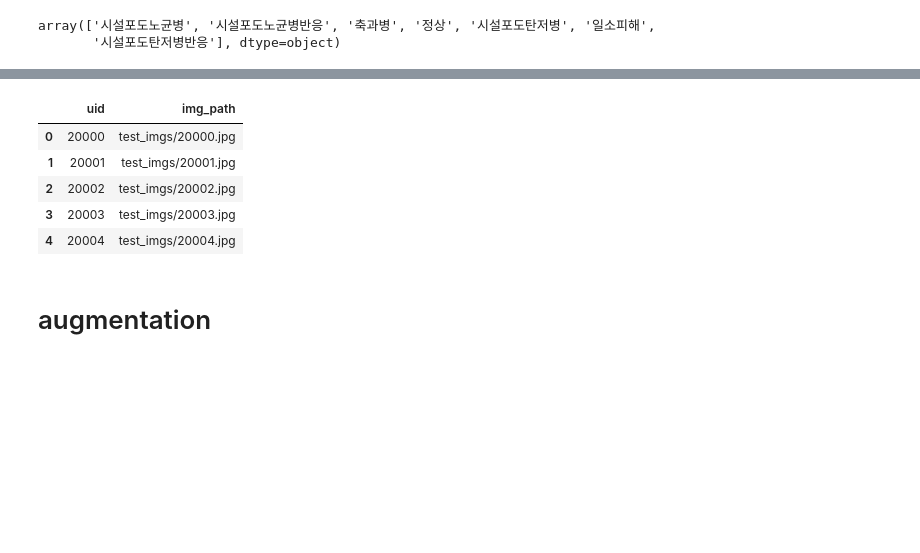
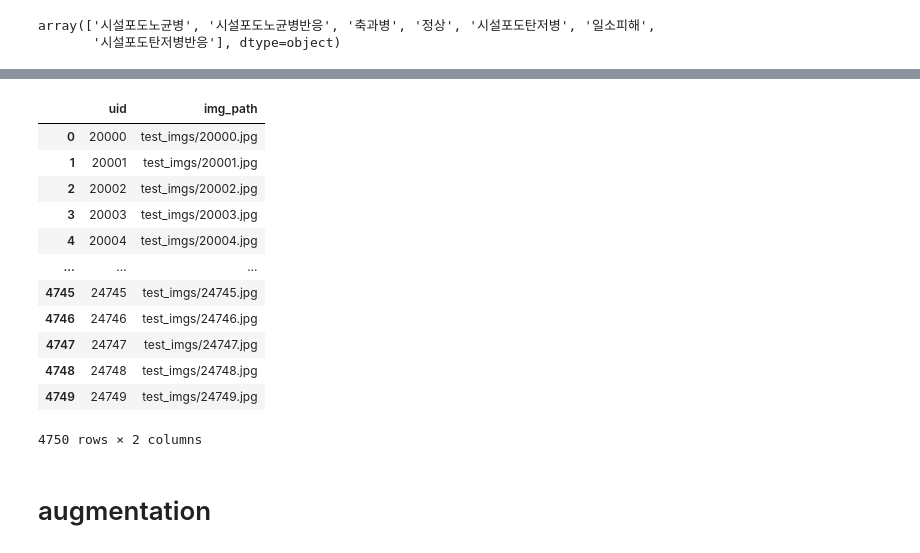
Before and after one commit to juneglee/DNN-Version, a Jupyter notebook: competition/disease_classification.ipynb, the cells around one changed output, grey strips where cells are left out. Cells and saved outputs as stored; diff of their text form; code cells hidden in the pictures; blank space fills up the shorter version.

```diff
--- a/competition/disease_classification.ipynb
+++ b/competition/disease_classification.ipynb
@@ -38,12 +123,19 @@ array(['시설포도노균병', '시설포도노균병반응', '축과병', '정
 # %%
-test.head()
+test
 # %% [output]
 |  | uid | img_path |
 | 0 | 20000 | test_imgs/20000.jpg |
 | 1 | 20001 | test_imgs/20001.jpg |
 | 2 | 20002 | test_imgs/20002.jpg |
 | 3 | 20003 | test_imgs/20003.jpg |
 | 4 | 20004 | test_imgs/20004.jpg |
+| ... | ... | ... |
+| 4745 | 24745 | test_imgs/24745.jpg |
+| 4746 | 24746 | test_imgs/24746.jpg |
+| 4747 | 24747 | test_imgs/24747.jpg |
+| 4748 | 24748 | test_imgs/24748.jpg |
+| 4749 | 24749 | test_imgs/24749.jpg |
+4750 rows × 2 columns
 # %%
 device = torch.device("cuda:0")
 batch_size = 64
```
Also changed, not shown: parts of 25 cells of this notebook.
